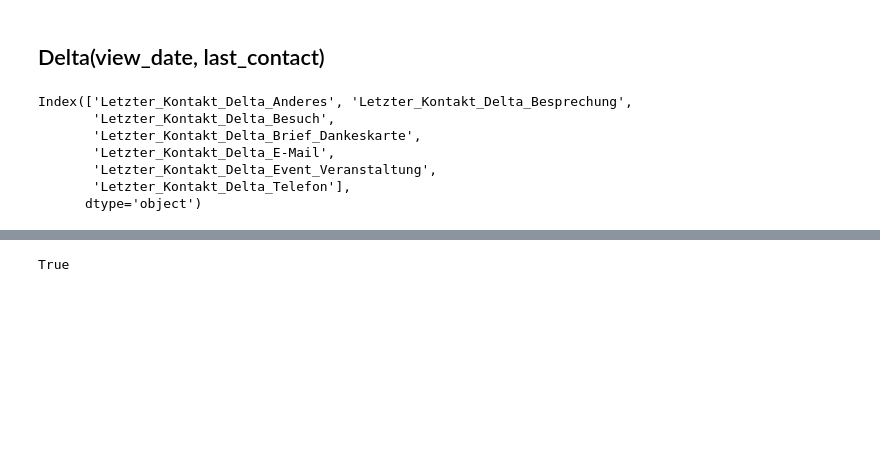
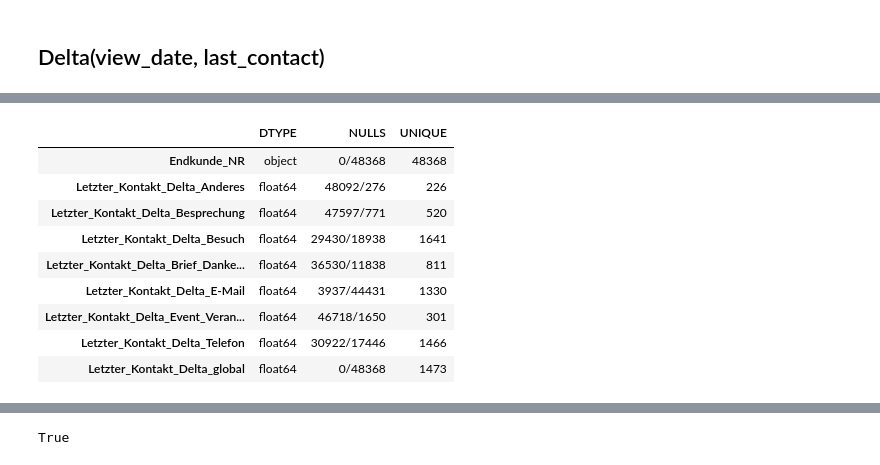
Before and after one commit to apgsga-stc/PredictiveAnalyticsPython, a Jupyter notebook: vkprog_analyse/vkprog_crm_prep.ipynb, the cells around one changed output, grey strips where cells are left out. Saved outputs shown, nothing was run; the diff lists cells and outputs as text; code cells hidden in the pictures; blank space fills up the shorter version.

```diff
--- a/vkprog_analyse/vkprog_crm_prep.ipynb
+++ b/vkprog_analyse/vkprog_crm_prep.ipynb
@@ -320,19 +327,11 @@ def delta_contact(date_view,kanal_grps):
     flatten_df  = pd.DataFrame(flatten_df.to_records(index=False))
     flatten_df.columns = ["Endkunde_NR"]+[ "Letzter_Kontakt_Delta_"+x.replace("'","").replace("(","").replace("delta_days, ","").replace(",","").replace(" ","").replace(")","") for x in flatten_df.columns[1:]]
 
+    flatten_df["Letzter_Kontakt_Delta_global"] = flatten_df.iloc[:,1:].min(axis = 1, skipna = True)
+
     #Letzte_Buchung_Delta
 
     return flatten_df
-# %%
-"Letzter_Kontakt_Delta_"+delta_contacts_df.columns[1:]
-# %% [output]
-Index(['Letzter_Kontakt_Delta_Anderes', 'Letzter_Kontakt_Delta_Besprechung',
-       'Letzter_Kontakt_Delta_Besuch',
-       'Letzter_Kontakt_Delta_Brief_Dankeskarte',
-       'Letzter_Kontakt_Delta_E-Mail',
-       'Letzter_Kontakt_Delta_Event_Veranstaltung',
-       'Letzter_Kontakt_Delta_Telefon'],
-      dtype='object')
 # %%
 delta_contacts_df = delta_contact(date_view=date_now, kanal_grps=kanal_grps)
 # %%
@@ -344,6 +343,19 @@ delta_contacts_df.head()
 | 2 | 100043 | NaN | NaN | 2070.0 | NaN | ... |
 | 3 | 100045 | NaN | NaN | 881.0 | 188.0 | ... |
 | 4 | 100048 | NaN | NaN | NaN | NaN | ... |
+# %%
+desc_col(delta_contacts_df)
+# %% [output]
+|  | DTYPE | NULLS | UNIQUE |
+| Endkunde_NR | object | 0/48368 | 48368 |
+| Letzter_Kontakt_Delta_Anderes | float64 | 48092/276 | 226 |
+| Letzter_Kontakt_Delta_Besprechung | float64 | 47597/771 | 520 |
+| Letzter_Kontakt_Delta_Besuch | float64 | 29430/18938 | 1641 |
+| Letzter_Kontakt_Delta_Brief_Danke... | float64 | 36530/11838 | 811 |
+| Letzter_Kontakt_Delta_E-Mail | float64 | 3937/44431 | 1330 |
+| Letzter_Kontakt_Delta_Event_Veran... | float64 | 46718/1650 | 301 |
+| Letzter_Kontakt_Delta_Telefon | float64 | 30922/17446 | 1466 |
+| Letzter_Kontakt_Delta_global | float64 | 0/48368 | 1473 |
 # %%
 for name in delta_contacts_df.columns[1:]:
     print(name)
```
Also changed, not shown: parts of 14 cells of this notebook.
